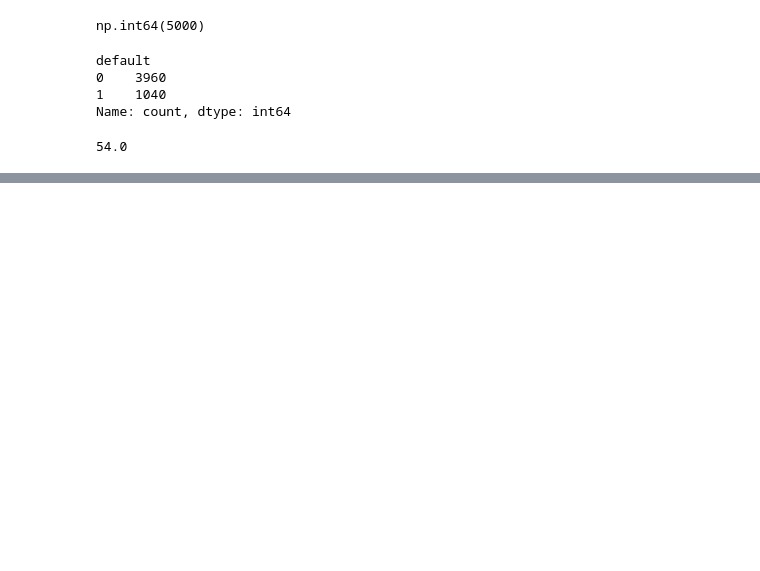
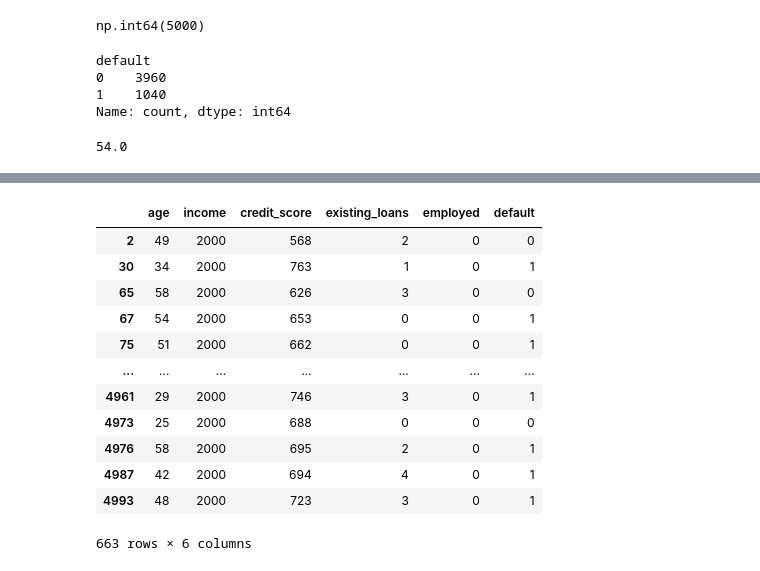
Before and after one commit to mdalishekh/DriftShield, a Jupyter notebook: data_clean.ipynb, the cells around one changed output, grey strips where cells are left out. Drawn from its saved outputs; the diff is of its cells as text; code cells hidden in the pictures; blank space fills up the shorter version.

```diff
--- a/data_clean.ipynb
+++ b/data_clean.ipynb
@@ -79,0 +114,16 @@ Name: count, dtype: int64
+# %%
+df.loc[(df["employed"]==0) & (df["income"]>0) & (df["age"]<60)]
+# %% [output]
+|  | age | income | credit_score | existing_loans | employed | default |
+| 2 | 49 | 2000 | 568 | 2 | 0 | 0 |
+| 30 | 34 | 2000 | 763 | 1 | 0 | 1 |
+| 65 | 58 | 2000 | 626 | 3 | 0 | 0 |
+| 67 | 54 | 2000 | 653 | 0 | 0 | 1 |
+| 75 | 51 | 2000 | 662 | 0 | 0 | 1 |
+| ... | ... | ... | ... | ... | ... | ... |
+| 4961 | 29 | 2000 | 746 | 3 | 0 | 1 |
+| 4973 | 25 | 2000 | 688 | 0 | 0 | 0 |
+| 4976 | 58 | 2000 | 695 | 2 | 0 | 1 |
+| 4987 | 42 | 2000 | 694 | 4 | 0 | 1 |
+| 4993 | 48 | 2000 | 723 | 3 | 0 | 1 |
+663 rows × 6 columns
```
Also changed, not shown: parts of 16 cells of this notebook.
